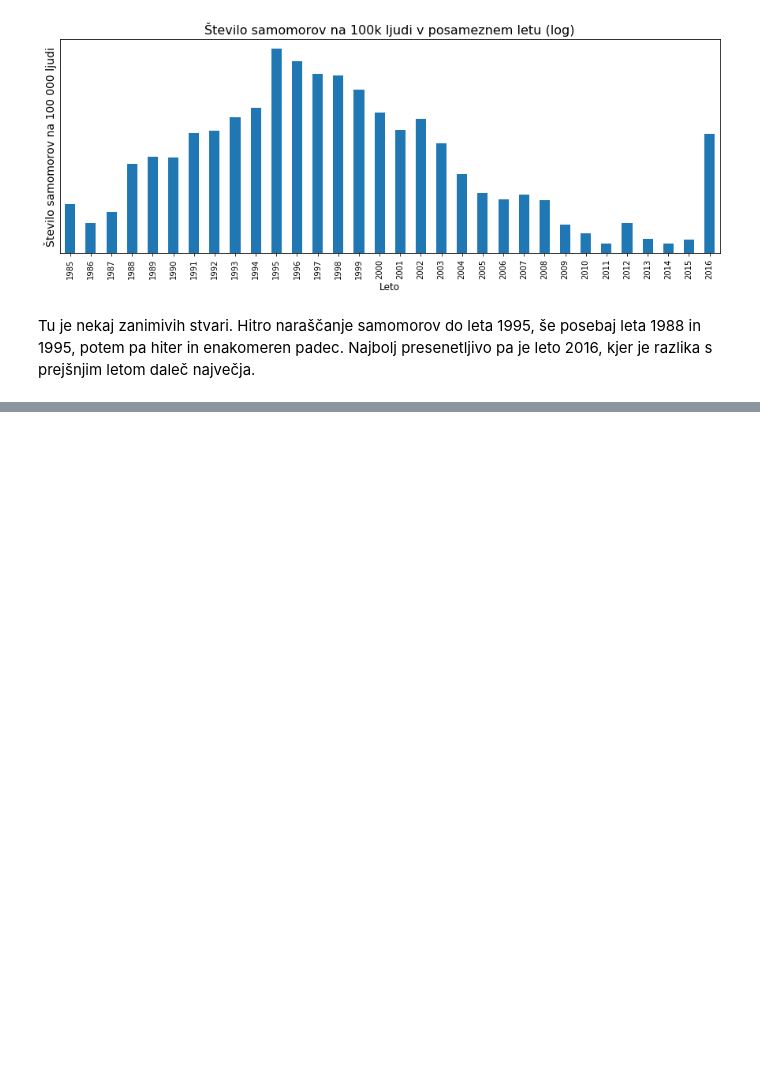
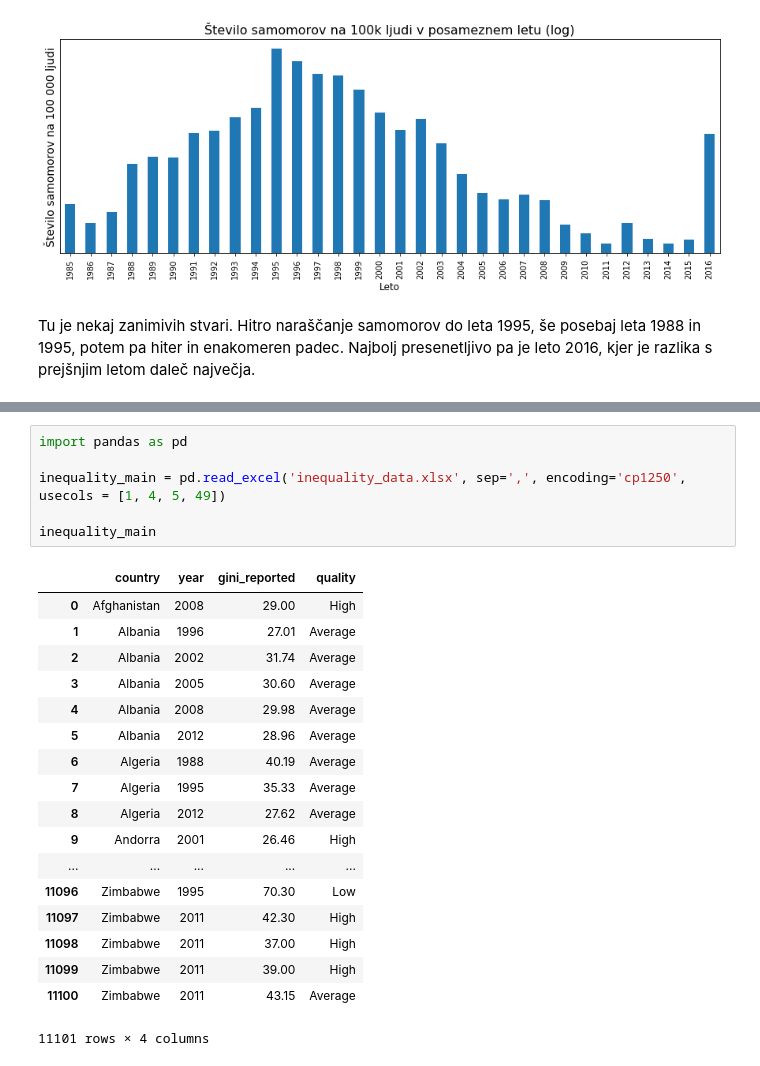
Before and after one commit to np6818/PR19NPZPTK, a Jupyter notebook: project_code.ipynb, the cells around one changed output, grey strips where cells are left out. Drawn from its saved outputs; the diff is of its cells as text; blank space fills up the shorter version.

```diff
--- a/project_code.ipynb
+++ b/project_code.ipynb
@@ -132,0 +136,25 @@ Tu je nekaj zanimivih stvari. Hitro naraščanje samomorov do leta 1995, še pos
+# %%
+import pandas as pd
+
+inequality_main = pd.read_excel('inequality_data.xlsx', sep=',', encoding='cp1250', usecols = [1, 4, 5, 49])
+
+inequality_main
+# %% [output]
+|  | country | year | gini_reported | quality |
+| 0 | Afghanistan | 2008 | 29.00 | High |
+| 1 | Albania | 1996 | 27.01 | Average |
+| 2 | Albania | 2002 | 31.74 | Average |
+| 3 | Albania | 2005 | 30.60 | Average |
+| 4 | Albania | 2008 | 29.98 | Average |
+| 5 | Albania | 2012 | 28.96 | Average |
+| 6 | Algeria | 1988 | 40.19 | Average |
+| 7 | Algeria | 1995 | 35.33 | Average |
+| 8 | Algeria | 2012 | 27.62 | Average |
+| 9 | Andorra | 2001 | 26.46 | High |
+| ... | ... | ... | ... | ... |
+| 11096 | Zimbabwe | 1995 | 70.30 | Low |
+| 11097 | Zimbabwe | 2011 | 42.30 | High |
+| 11098 | Zimbabwe | 2011 | 37.00 | High |
+| 11099 | Zimbabwe | 2011 | 39.00 | High |
+| 11100 | Zimbabwe | 2011 | 43.15 | Average |
+11101 rows × 4 columns
```
Also changed, not shown: parts of 2 cells of this notebook.
